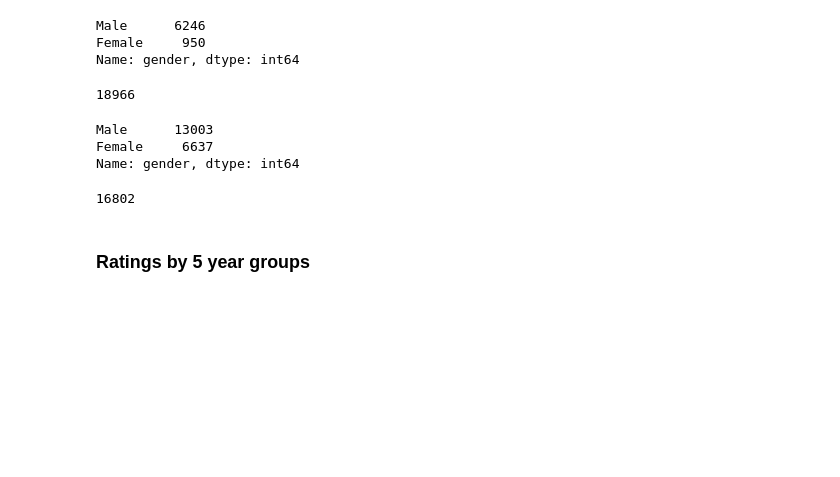
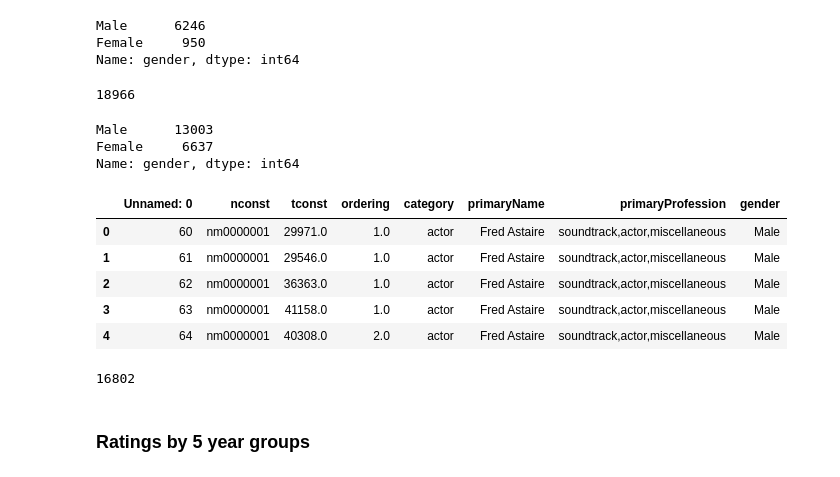
Before and after one commit to snmcnish/bechdel-test, a Jupyter notebook: Final Project Plots.ipynb, the cells around one changed output. Drawn from its saved outputs; the diff is of its cells as text; code cells hidden in the pictures; blank space fills up the shorter version.

```diff
--- a/Final Project Plots.ipynb
+++ b/Final Project Plots.ipynb
@@ -52,3 +52,12 @@ cast.gender.value_counts()
 Male      13003
 Female     6637
 Name: gender, dtype: int64
+# %%
+cast.head()
+# %% [output]
+|  | Unnamed: 0 | nconst | tconst | ordering | category | primaryName | primaryProfession | gender |
+| 0 | 60 | nm0000001 | 29971.0 | 1.0 | actor | Fred Astaire | soundtrack,actor,miscellaneous | Male |
+| 1 | 61 | nm0000001 | 29546.0 | 1.0 | actor | Fred Astaire | soundtrack,actor,miscellaneous | Male |
+| 2 | 62 | nm0000001 | 36363.0 | 1.0 | actor | Fred Astaire | soundtrack,actor,miscellaneous | Male |
+| 3 | 63 | nm0000001 | 41158.0 | 1.0 | actor | Fred Astaire | soundtrack,actor,miscellaneous | Male |
+| 4 | 64 | nm0000001 | 40308.0 | 2.0 | actor | Fred Astaire | soundtrack,actor,miscellaneous | Male |
```
Also changed, not shown: parts of 3 cells of this notebook.
